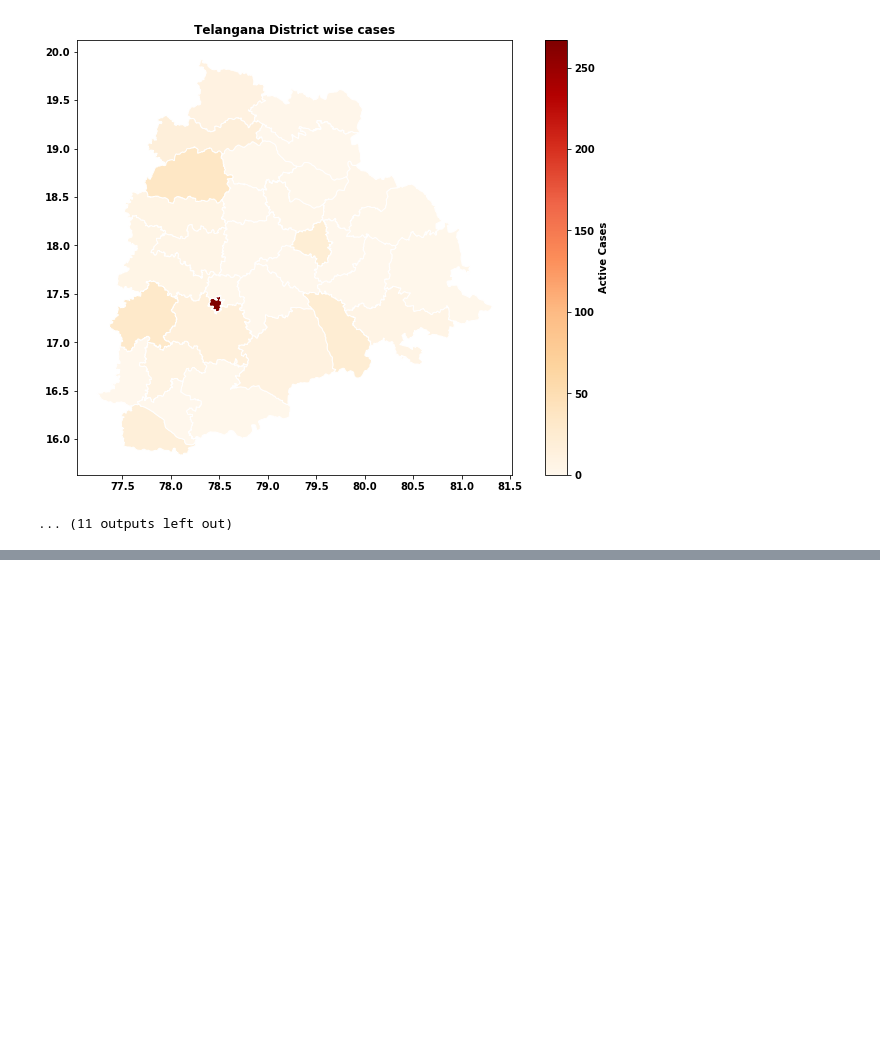
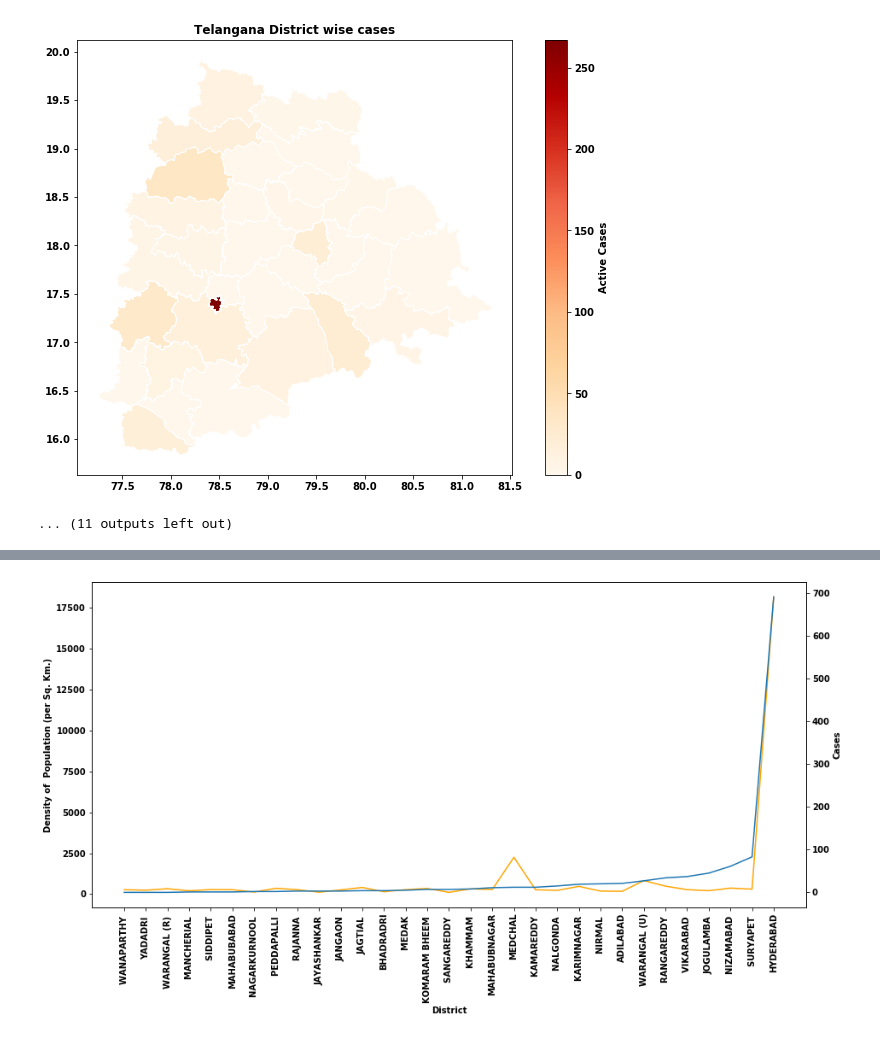
Before and after one commit to sainithinkumar3/Telangana_COVID-19, a Jupyter notebook: Telangana District Wise COVID-19.ipynb, the cells around one changed output, grey strips where cells are left out. Cells and saved outputs as stored; diff of their text form; code cells hidden in the pictures; blank space fills up the shorter version.

```diff
--- a/Telangana District Wise COVID-19.ipynb
+++ b/Telangana District Wise COVID-19.ipynb
@@ -116,0 +306,4 @@ plt.show()
+# %%
+District_Density=pd.read_excel('District Area and Desnity.xlsx')
+District_Density=District_Density.iloc[1:,:]
+District_Density.sort_values(by='PARTICULARS',inplace=True)
@@ -116,0 +332,7 @@ plt.show()
+# %%
+###count=District_Density.PARTICULARS.values==literacy_vs_cases.sort_values(by='District').District.values
+##count.sum()
+District_Density.columns=['District', 'Geographical Area  (Sq. Kms.)',
+       'Density of  Population (per Sq. Km.)']
+# %%
+literacy_vs_cases_density=pd.merge(literacy_vs_cases,District_Density,on='District')
@@ -116,0 +359,14 @@ plt.show()
+# %%
+fig,ax=plt.subplots()
+#plt.figure(figsize=(20,10))
+plt.rcParams['figure.figsize']=(15,7)
+#literacy_vs_cases.sort_values(by='Literacy Rate',inplace=True)
+literacy_vs_cases_density.sort_values(by='Cases',inplace=True)
+sns.lineplot(ax=ax,data=literacy_vs_cases_density,x='District',y='Density of  Population (per Sq. Km.)',sort=False,color='orange')
+ax2=ax.twinx()
+sns.lineplot(ax=ax2,data=literacy_vs_cases_density,x='District',y='Cases',sort=False)
+ax.set_xticklabels(literacy_vs_cases.District,rotation=90)
+
+plt.show()
+# %% [output]
+[figure, added]
```
Also changed, not shown: parts of 27 cells of this notebook.
